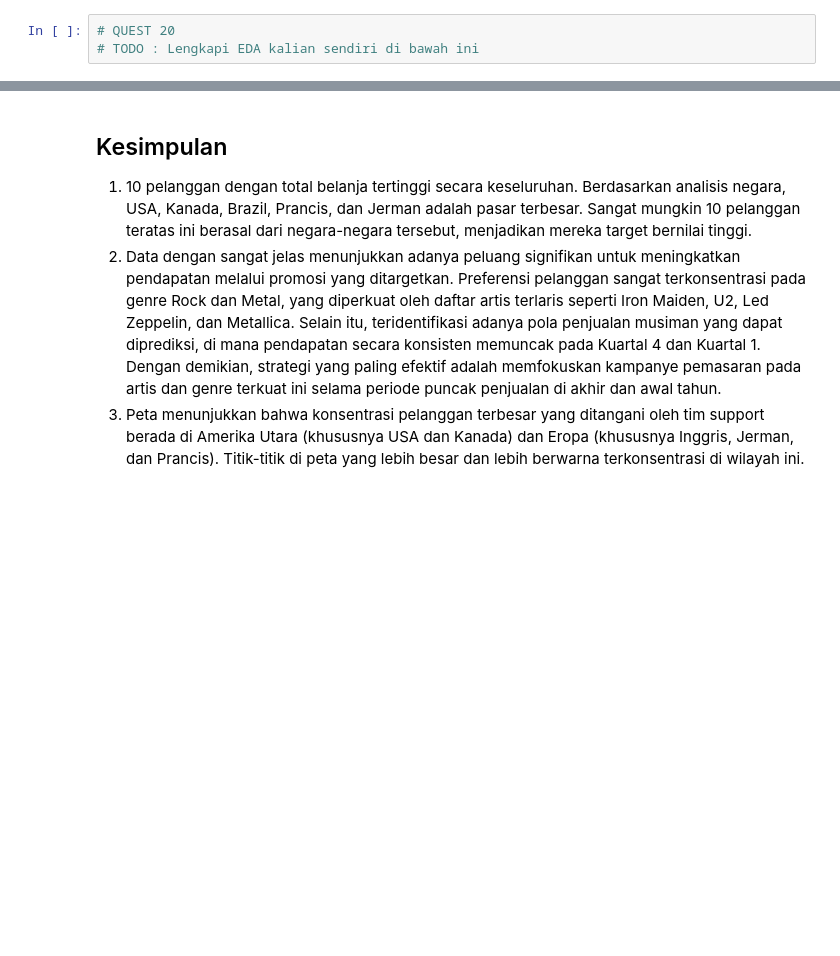
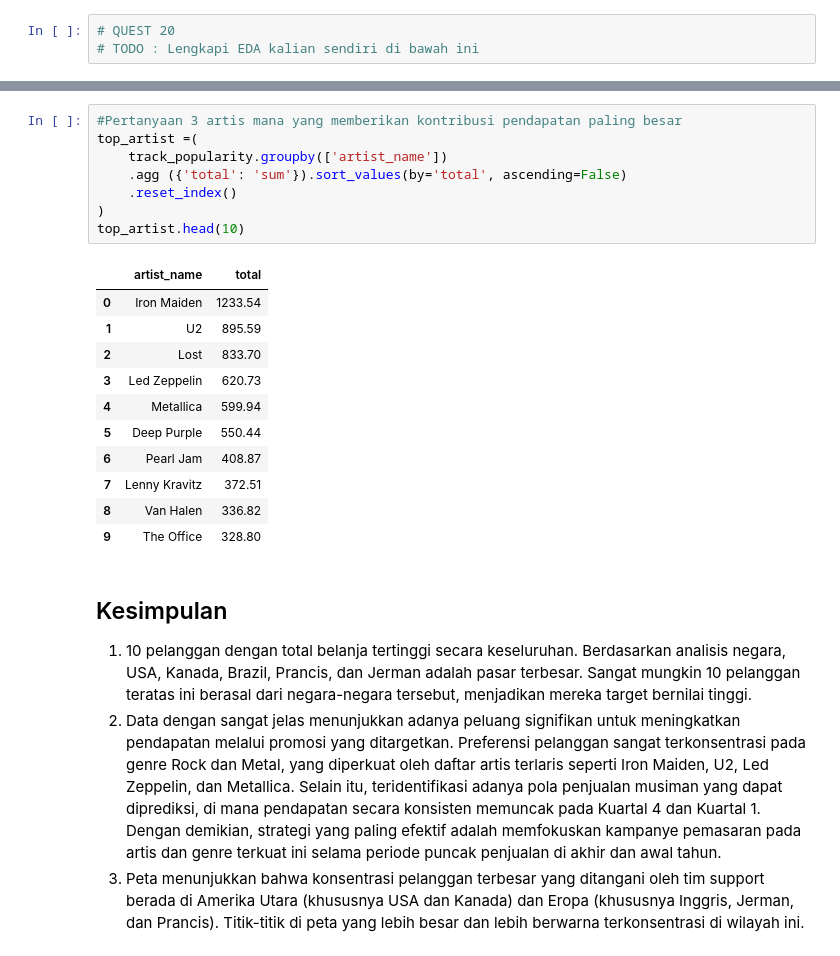
Before and after one commit to cciia/inkubasi-bedata, a Jupyter notebook: notebook.ipynb, the cells around one changed output, grey strips where cells are left out. Saved outputs shown, nothing was run; the diff lists cells and outputs as text; blank space fills up the shorter version.

```diff
--- a/notebook.ipynb
+++ b/notebook.ipynb
@@ -1809,3 +1849,23 @@ Lakukan EDA pada data lain yang kalian gunakan
+# %%
+#Pertanyaan 3 artis mana yang memberikan kontribusi pendapatan paling besar
+top_artist =(
+    track_popularity.groupby(['artist_name'])
+    .agg ({'total': 'sum'}).sort_values(by='total', ascending=False)
+    .reset_index()
+)
+top_artist.head(10)
+# %% [output]
+|  | artist_name | total |
+| 0 | Iron Maiden | 1233.54 |
+| 1 | U2 | 895.59 |
+| 2 | Lost | 833.70 |
+| 3 | Led Zeppelin | 620.73 |
+| 4 | Metallica | 599.94 |
+| 5 | Deep Purple | 550.44 |
+| 6 | Pearl Jam | 408.87 |
+| 7 | Lenny Kravitz | 372.51 |
+| 8 | Van Halen | 336.82 |
+| 9 | The Office | 328.80 |
 # %% [markdown]
 ## Kesimpulan
 
```
Also changed, not shown: parts of 2 cells of this notebook.
